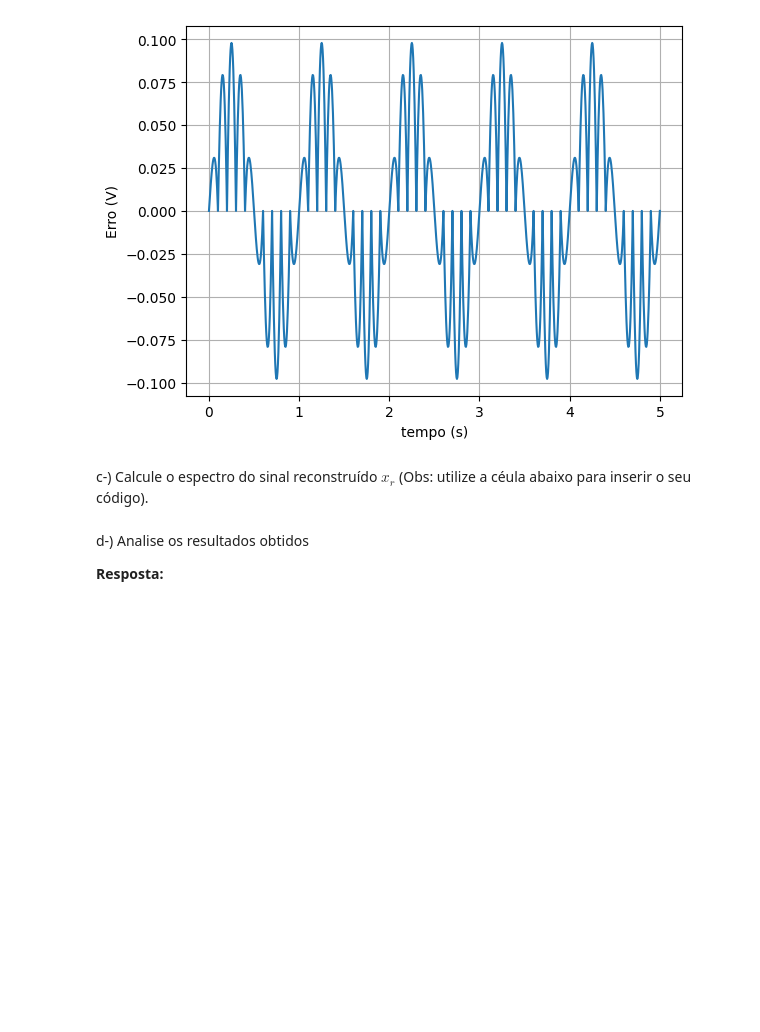
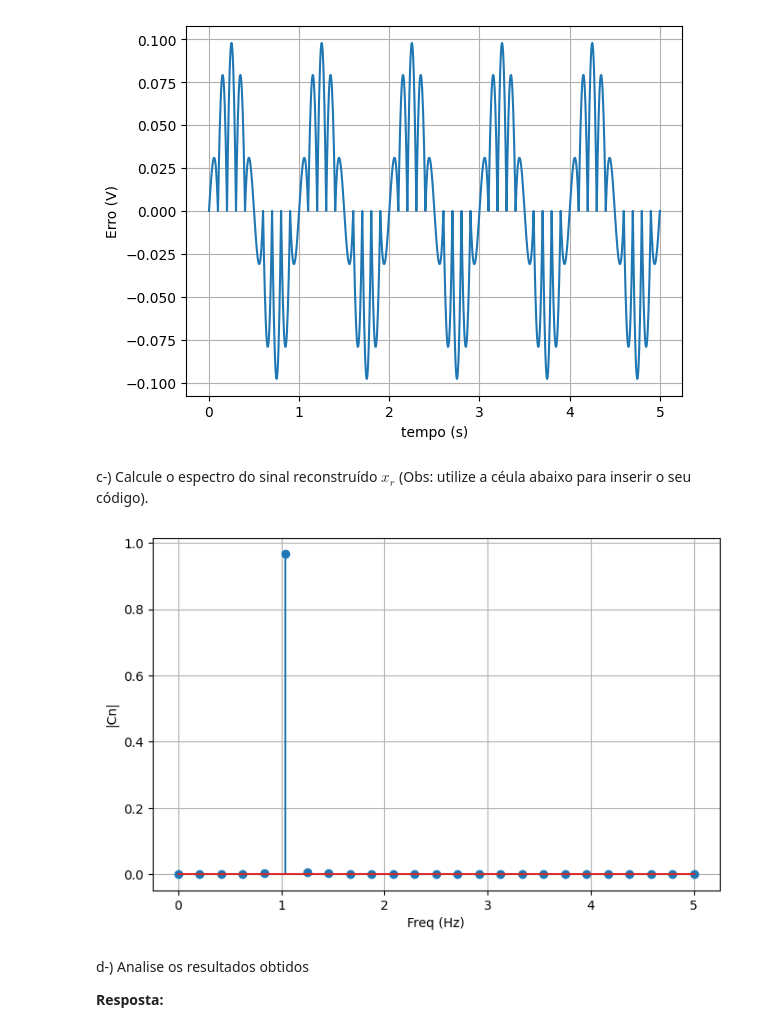
Before and after one commit to Cangiano00/Lab1controle2, a Jupyter notebook: PMR3409Lab1V2025.ipynb, the cells around one changed output. Drawn from its saved outputs; the diff is of its cells as text; code cells hidden in the pictures; blank space fills up the shorter version.

```diff
--- a/PMR3409Lab1V2025.ipynb
+++ b/PMR3409Lab1V2025.ipynb
@@ -609,6 +633,34 @@ c-) Calcule o espectro do sinal reconstruído $x_r$
 (Obs: utilize a céula abaixo para inserir o seu código).
 # %%
 # Espaco para calculo do espectro do sinal reconstruido
+
+#
+# Calculo do Espectro
+#
+Cn = fft(xrf)/N;           # Transformada de Fourier Discreta
+# print(Cn)
+# Modulo
+modCn = np.abs(Cn)
+#
+# Escala de frequencias para o
+# grafico do espectro do sinal
+# Note que a  escala vai de 0 ate a metade
+# da taxa de amostragem.
+# A outra metade e' sempre simetrica a primeira.
+# Verifique o arquivo TutorialFFT.html
+fm = np.linspace(0.0, 1.0/(2.0*Ts), Ns//2)
+#
+# Utilizacao de subplots
+# Utiliza-se graficos do tipo "stem"
+# mais adequados para o espectro
+# plt.figure(1)
+plt.figure(figsize=(8,5))
+plt.stem(fm, modCn[0:Ns//2]) # Espectro - grafico do modulo
+plt.xlabel('Freq (Hz)')
+plt.ylabel('|Cn|')
+plt.grid()
+# %% [output]
+[figure, added]
 # %% [markdown]
 d-) Analise os resultados obtidos
 
```
Also changed, not shown: parts of 7 cells of this notebook.
